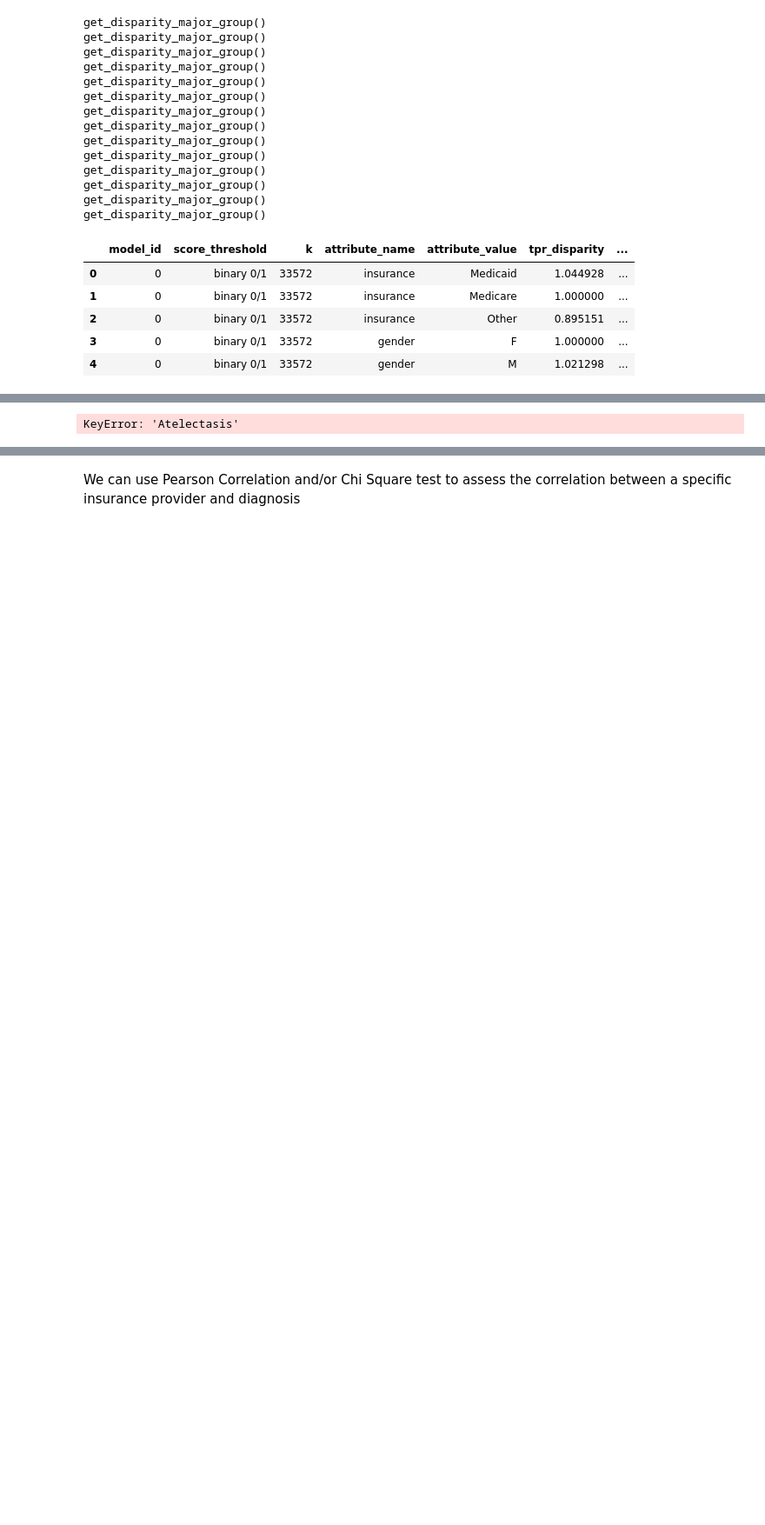
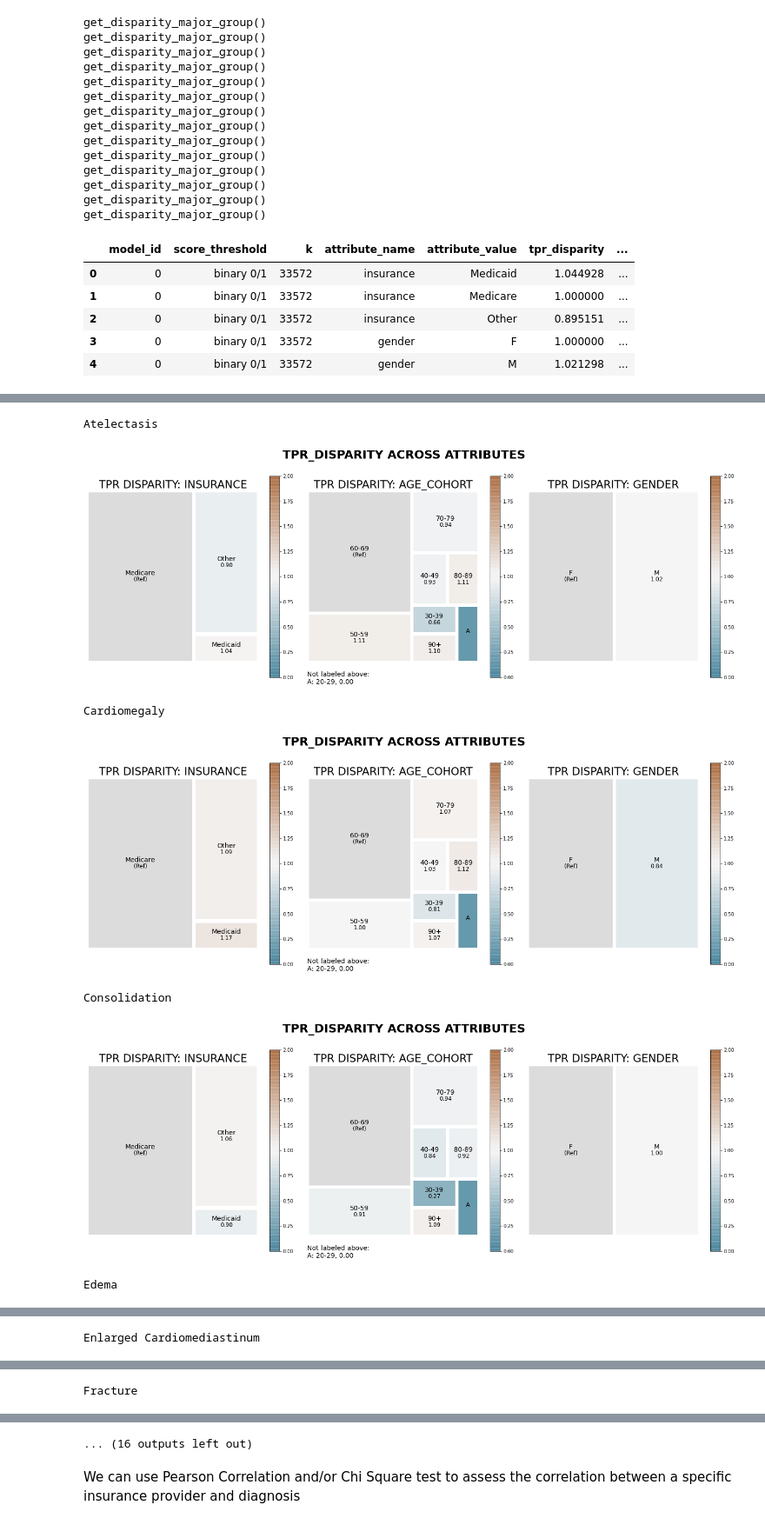
Before and after one commit to zmz223/CS334FinalProject, a Jupyter notebook: mert/mert_analysis.ipynb, the cells around one changed output, grey strips where cells are left out. Shown at 87% size. Cells and saved outputs as stored; diff of their text form; code cells hidden in the pictures; blank space fills up the shorter version.

Commit message:
TPR disparity ploy

```diff
--- a/mert/mert_analysis.ipynb
+++ b/mert/mert_analysis.ipynb
@@ -268,9 +267,20 @@ concat_label_tpr_disparity
 # %%
+aqp = Plot()
+# cols = ['tpr_disparity']
+# cat = list(labels)
+# groupby = 'attribute_name'
+# tab = TableOne(concat_label_tpr_disparity, columns=cols, categorical=cat, groupby=groupby, missing=False, pval=True)
+# tab
 
-cols = ['tpr_disparity']
-cat = list(labels)
-groupby = 'attribute_name'
-tab = TableOne(concat_label_tpr_disparity, columns=cols, categorical=cat, groupby=groupby, missing=False, pval=True)
-tab
+for i, tpr_disparity in enumerate(label_tpr_disparity):
+    print(labels[i])
+    aqp.plot_disparity_all(tpr_disparity[0], metrics=['tpr_disparity'])
+    print()
 # %% [output]
-KeyError: 'Atelectasis'
+Atelectasis
+[figure, added]
+Cardiomegaly
+[figure, added]
+Consolidation
+[figure, added]
+Edema
@@ -276,0 +288 @@ KeyError: 'Atelectasis'
+Enlarged Cardiomediastinum
@@ -276,0 +290 @@ KeyError: 'Atelectasis'
+Fracture
@@ -277,3 +292,4 @@ KeyError: 'Atelectasis'
+... (16 outputs left out)
 # %% [markdown]
 We can use Pearson Correlation and/or Chi Square test to assess the correlation between a specific insurance provider and diagnosis
 # %%
```
Also changed, not shown: parts of 3 cells of this notebook.
